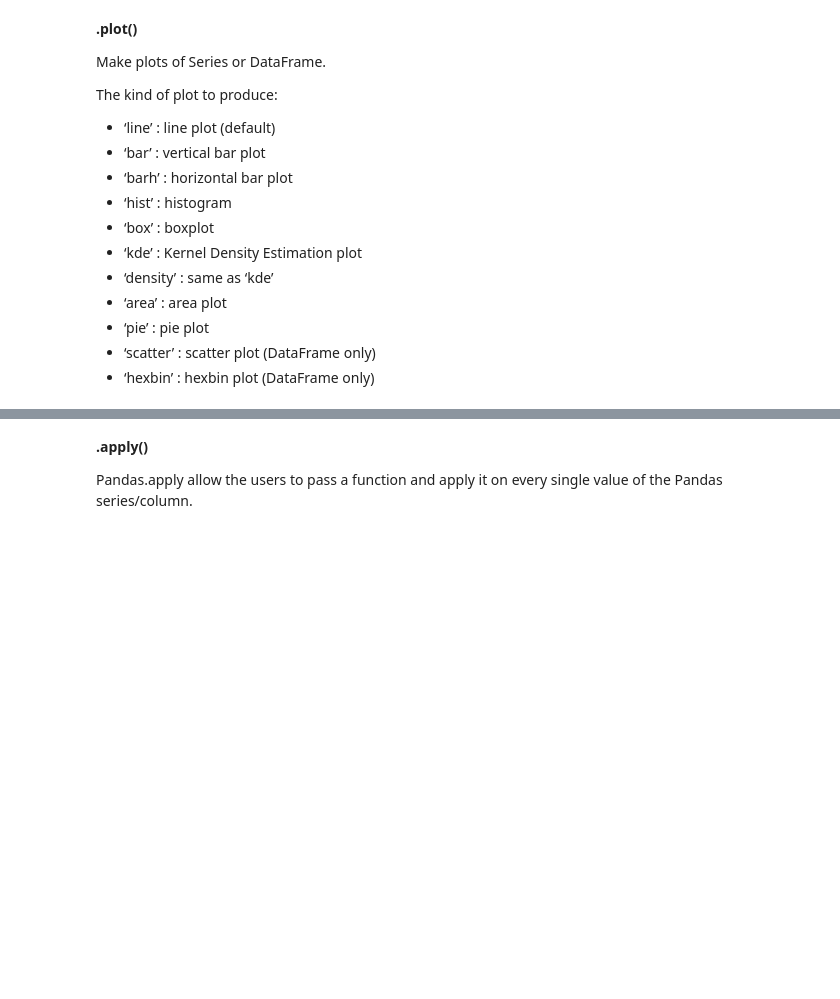
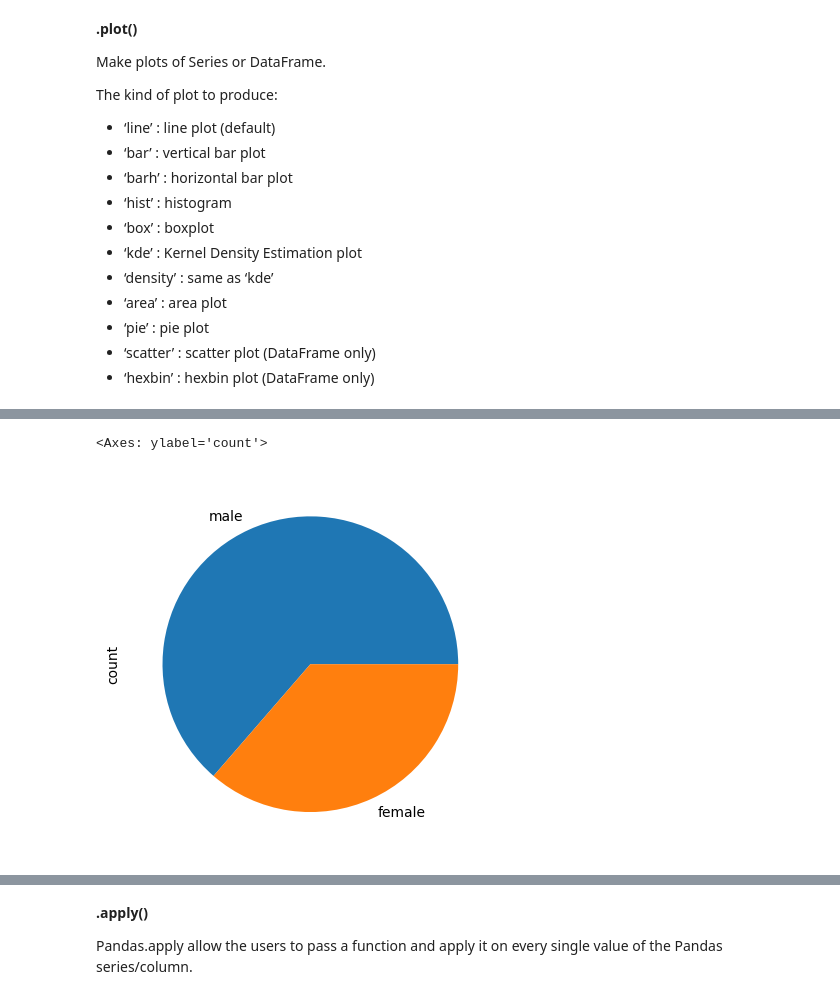
Before and after one commit to mazzyb1257/INFO_2201_MB_summerNotes, a Jupyter notebook: w6d1_EDAintro.ipynb, the cells around one changed output, grey strips where cells are left out. Saved outputs shown, nothing was run; the diff lists cells and outputs as text; code cells hidden in the pictures; blank space fills up the shorter version.

```diff
--- a/w6d1_EDAintro.ipynb
+++ b/w6d1_EDAintro.ipynb
@@ -101,4 +396,8 @@ The kind of plot to produce:
 # %%
 #pie chart or sex
+titanic_clean['Sex'].value_counts().plot(kind = "pie")
+# %% [output]
+<Axes: ylabel='count'>
+[figure, added]
 # %%
 # pie chart for survived
```
Also changed, not shown: parts of 67 cells of this notebook, 4 other files.
